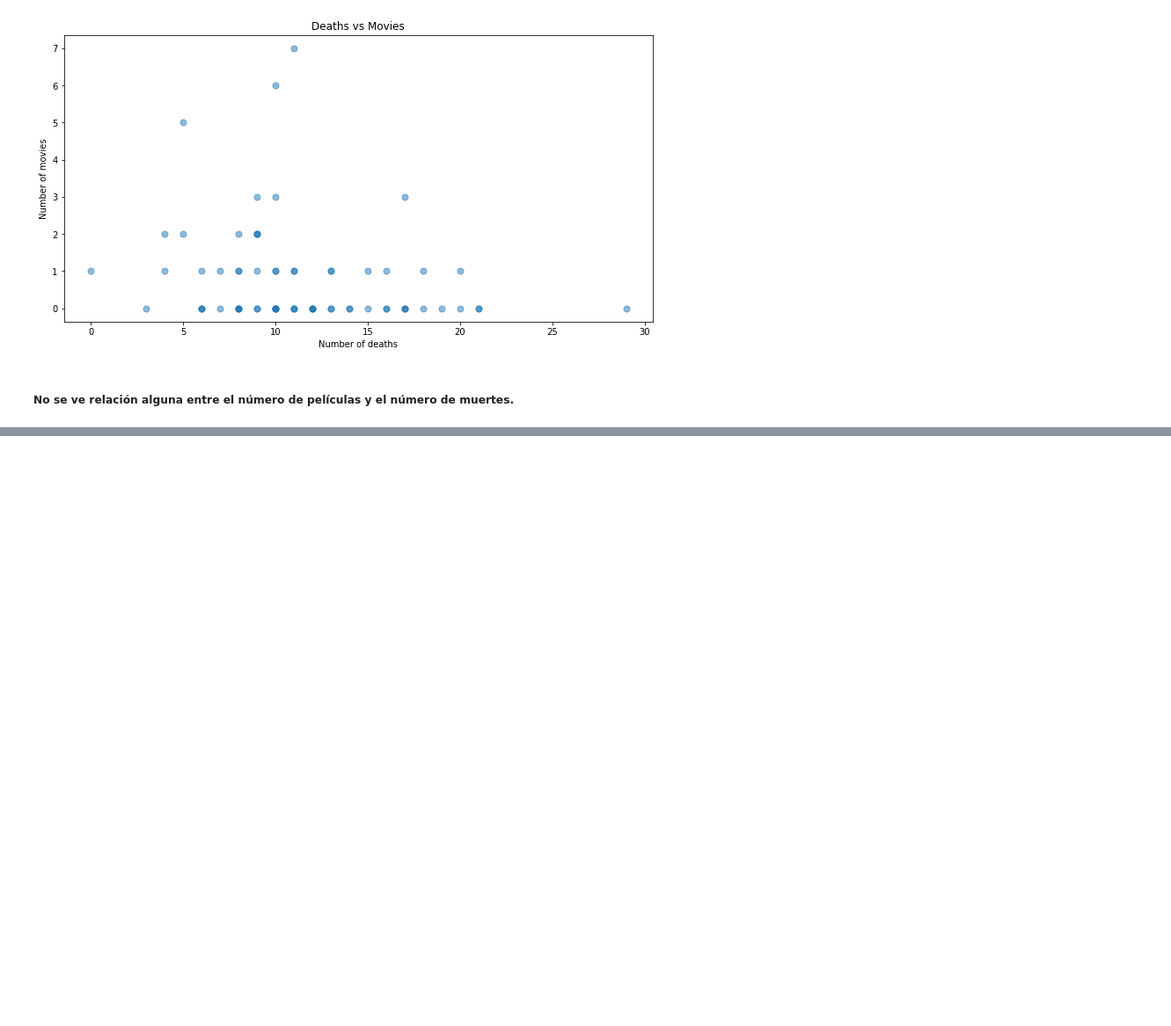
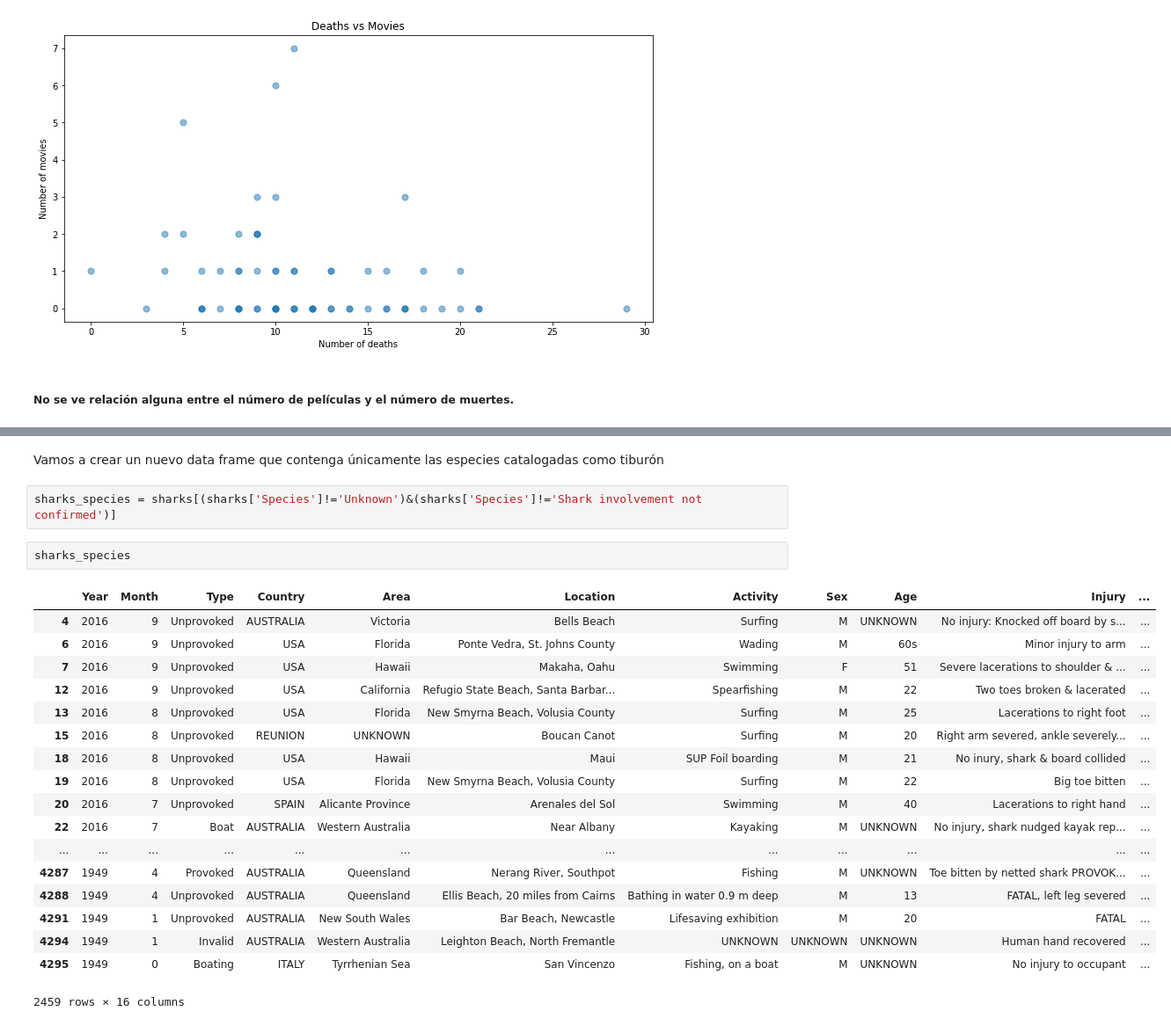
Before and after one commit to ironhack-datalabs/datamad0619, a Jupyter notebook: module-1/pandas-project/your-code/Analysis.ipynb, the cells around one changed output, grey strips where cells are left out. Shown at 88% size. Drawn from its saved outputs; the diff is of its cells as text; blank space fills up the shorter version.

```diff
--- a/module-1/pandas-project/your-code/Analysis.ipynb
+++ b/module-1/pandas-project/your-code/Analysis.ipynb
@@ -187,0 +198,25 @@ sharks['Country'].value_counts().head()
+# %% [markdown]
+Vamos a crear un nuevo data frame que contenga únicamente las especies catalogadas como tiburón
+# %%
+sharks_species = sharks[(sharks['Species']!='Unknown')&(sharks['Species']!='Shark involvement not confirmed')]
+# %%
+sharks_species
+# %% [output]
+|  | Year | Month | Type | Country | Area | Location | Activity | Sex | Age | Injury | ... |
+| 4 | 2016 | 9 | Unprovoked | AUSTRALIA | Victoria | Bells Beach | Surfing | M | UNKNOWN | No injury: Knocked off board by s... | ... |
+| 6 | 2016 | 9 | Unprovoked | USA | Florida | Ponte Vedra, St. Johns County | Wading | M | 60s | Minor injury to arm | ... |
+| 7 | 2016 | 9 | Unprovoked | USA | Hawaii | Makaha, Oahu | Swimming | F | 51 | Severe lacerations to shoulder & ... | ... |
+| 12 | 2016 | 9 | Unprovoked | USA | California | Refugio State Beach, Santa Barbar... | Spearfishing | M | 22 | Two toes broken & lacerated | ... |
+| 13 | 2016 | 8 | Unprovoked | USA | Florida | New Smyrna Beach, Volusia County | Surfing | M | 25 | Lacerations to right foot | ... |
+| 15 | 2016 | 8 | Unprovoked | REUNION | UNKNOWN | Boucan Canot | Surfing | M | 20 | Right arm severed, ankle severely... | ... |
+| 18 | 2016 | 8 | Unprovoked | USA | Hawaii | Maui | SUP Foil boarding | M | 21 | No inury, shark & board collided | ... |
+| 19 | 2016 | 8 | Unprovoked | USA | Florida | New Smyrna Beach, Volusia County | Surfing | M | 22 | Big toe bitten | ... |
+| 20 | 2016 | 7 | Unprovoked | SPAIN | Alicante Province | Arenales del Sol | Swimming | M | 40 | Lacerations to right hand | ... |
+| 22 | 2016 | 7 | Boat | AUSTRALIA | Western Australia | Near Albany | Kayaking | M | UNKNOWN | No injury, shark nudged kayak rep... | ... |
+| ... | ... | ... | ... | ... | ... | ... | ... | ... | ... | ... | ... |
+| 4287 | 1949 | 4 | Provoked | AUSTRALIA | Queensland | Nerang River, Southpot | Fishing | M | UNKNOWN | Toe bitten by netted shark PROVOK... | ... |
+| 4288 | 1949 | 4 | Unprovoked | AUSTRALIA | Queensland | Ellis Beach, 20 miles from Cairns | Bathing in water 0.9 m deep | M | 13 | FATAL, left leg severed | ... |
+| 4291 | 1949 | 1 | Unprovoked | AUSTRALIA | New South Wales | Bar Beach, Newcastle | Lifesaving exhibition | M | 20 | FATAL | ... |
+| 4294 | 1949 | 1 | Invalid | AUSTRALIA | Western Australia | Leighton Beach, North Fremantle | UNKNOWN | UNKNOWN | UNKNOWN | Human hand recovered | ... |
+| 4295 | 1949 | 0 | Boating | ITALY | Tyrrhenian Sea | San Vincenzo | Fishing, on a boat | M | UNKNOWN | No injury to occupant | ... |
+2459 rows × 16 columns
```
Also changed, not shown: parts of 12 cells of this notebook, 1 other file.
